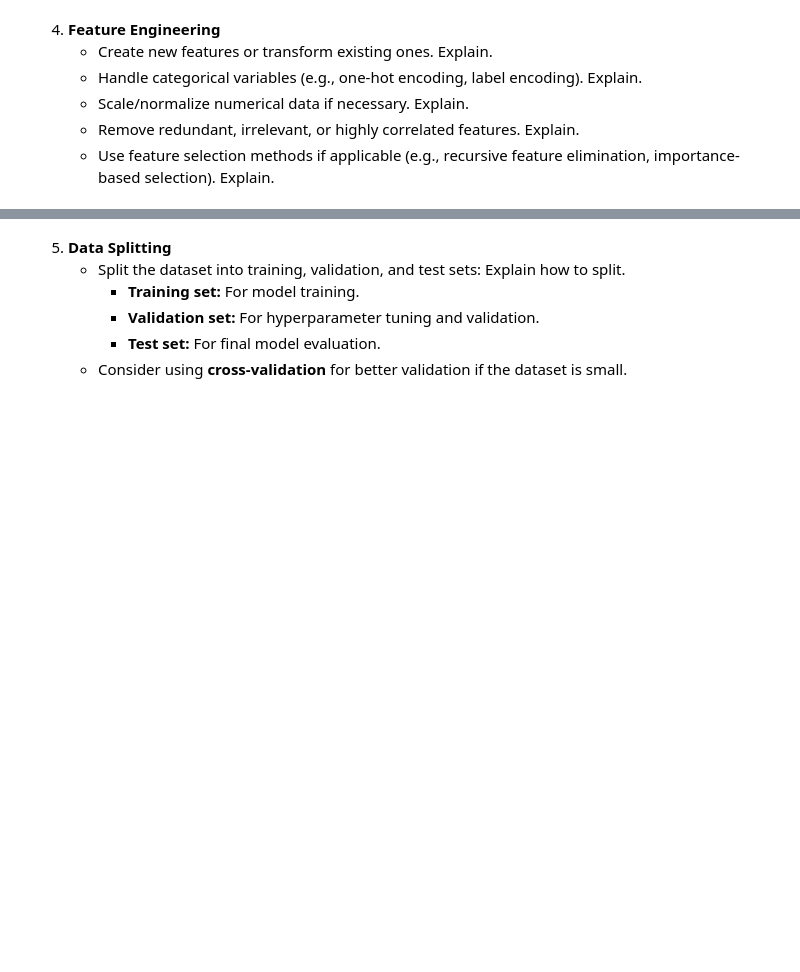
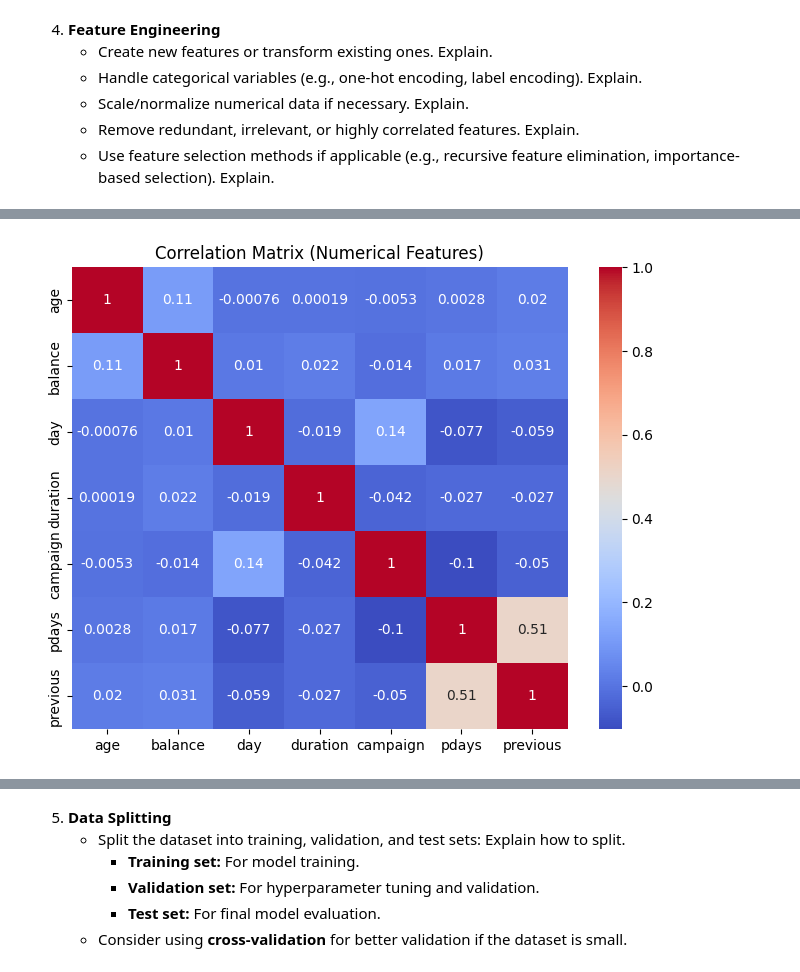
Before and after one commit to Avichay3/Full-training, a Jupyter notebook: Copy_of_Data_science_pipeline.ipynb, the cells around one changed output, grey strips where cells are left out. Drawn from its saved outputs; the diff is of its cells as text; code cells hidden in the pictures; blank space fills up the shorter version.

```diff
--- a/Copy_of_Data_science_pipeline.ipynb
+++ b/Copy_of_Data_science_pipeline.ipynb
@@ -63,3 +195,11 @@ import matplotlib as plt
    - Scale/normalize numerical data if necessary. Explain.
    - Remove redundant, irrelevant, or highly correlated features. Explain.
    - Use feature selection methods if applicable (e.g., recursive feature elimination, importance-based selection). Explain.
+# %%
+df["age_group"] = pd.cut(
+    df["age"],
+    bins=[17,25,35,45,55,65,120],
+    labels=["18-25","26-35","36-45","46-55","56-65","66+"]
+)
+
+df['age_group']
@@ -65,0 +225,12 @@ import matplotlib as plt
+# %%
+import seaborn as sns
+import matplotlib.pyplot as plt
+
+corr = df.select_dtypes(include=["int64","float64"]).corr()
+
+plt.figure(figsize=(8,6))
+sns.heatmap(corr, annot=True, cmap="coolwarm")
+plt.title("correlation matrix ")
+plt.show()
+# %% [output]
+[figure, added]
```
Also changed, not shown: parts of 20 cells of this notebook.
